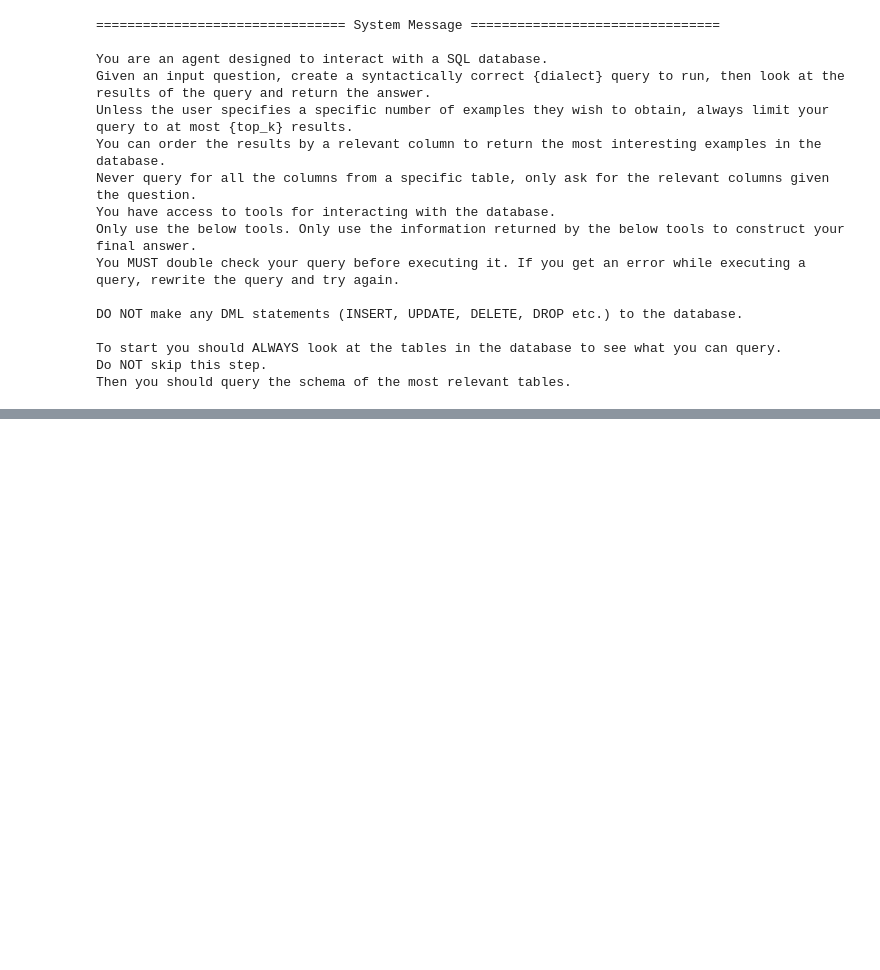
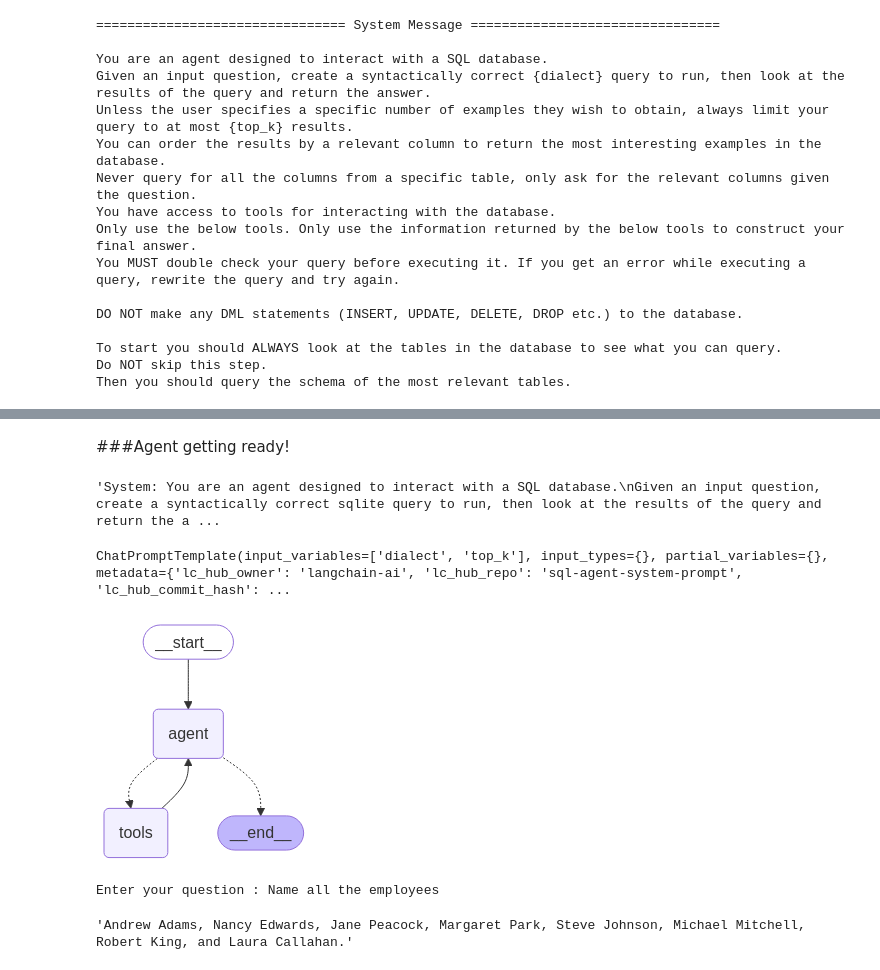
Before and after one commit to Ashu70/Ai_agents, a Jupyter notebook: SQL_query_Agent.ipynb, the cells around one changed output, grey strips where cells are left out. Cells and saved outputs as stored; diff of their text form; code cells hidden in the pictures; blank space fills up the shorter version.

```diff
--- a/SQL_query_Agent.ipynb
+++ b/SQL_query_Agent.ipynb
@@ -371,3 +347,10 @@ Do NOT skip this step.
 Then you should query the schema of the most relevant tables.
 # %%
 system_prompt = prompt.invoke({'dialect':db.dialect, 'top_k':5})
+# %%
+from langchain_community.agent_toolkits import SQLDatabaseToolkit
+
+toolkit = SQLDatabaseToolkit(db=db, llm=llm)
+# %%
+tools = toolkit.get_tools()
+tools
@@ -373,0 +366,2 @@ system_prompt = prompt.invoke({'dialect':db.dialect, 'top_k':5})
+# %% [markdown]
+###Agent getting ready!
@@ -373,0 +371,18 @@ system_prompt = prompt.invoke({'dialect':db.dialect, 'top_k':5})
+# %%
+#we need to format the prompt as the prompt.invoke have changed the format and was causing issues.
+system_prompt = prompt.format(dialect = db.dialect, top_k = 5)
+# %%
+system_prompt
+# %% [output]
+'System: You are an agent designed to interact with a SQL database.\nGiven an input question, create a syntactically correct sqlite query to run, then look at the results of the query and return the a ...
+# %%
+prompt
+# %% [output]
+ChatPromptTemplate(input_variables=['dialect', 'top_k'], input_types={}, partial_variables={}, metadata={'lc_hub_owner': 'langchain-ai', 'lc_hub_repo': 'sql-agent-system-prompt', 'lc_hub_commit_hash': ...
+# %%
+agent_executer = create_react_agent(
+    llm, tools, state_modifier = system_prompt)
+
+display(Image(agent_executer.get_graph().draw_mermaid_png()))
+# %% [output]
+[figure, added]
@@ -373,0 +428,5 @@ system_prompt = prompt.invoke({'dialect':db.dialect, 'top_k':5})
+# %%
+run_the_agent(question = input("Enter your question : "))
+# %% [output]
+Enter your question : Name all the employees
+'Andrew Adams, Nancy Edwards, Jane Peacock, Margaret Park, Steve Johnson, Michael Mitchell, Robert King, and Laura Callahan.'
```
Also changed, not shown: parts of 8 cells of this notebook.
